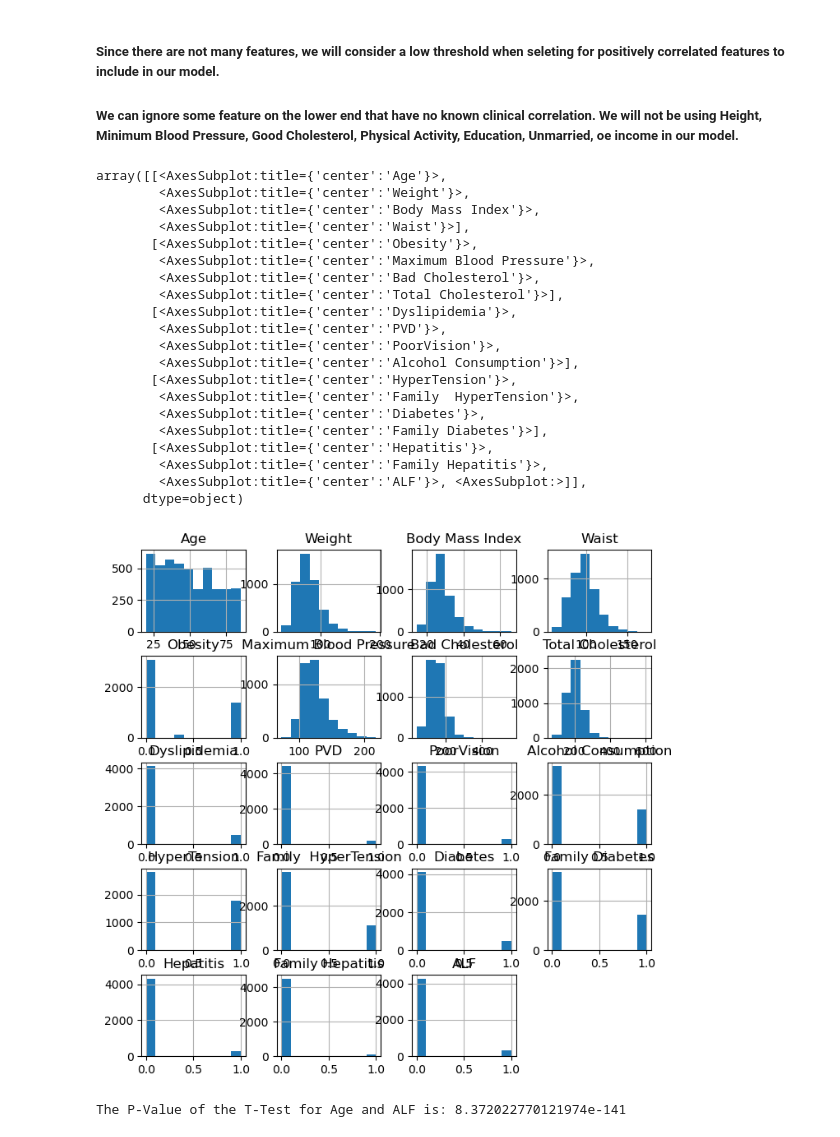
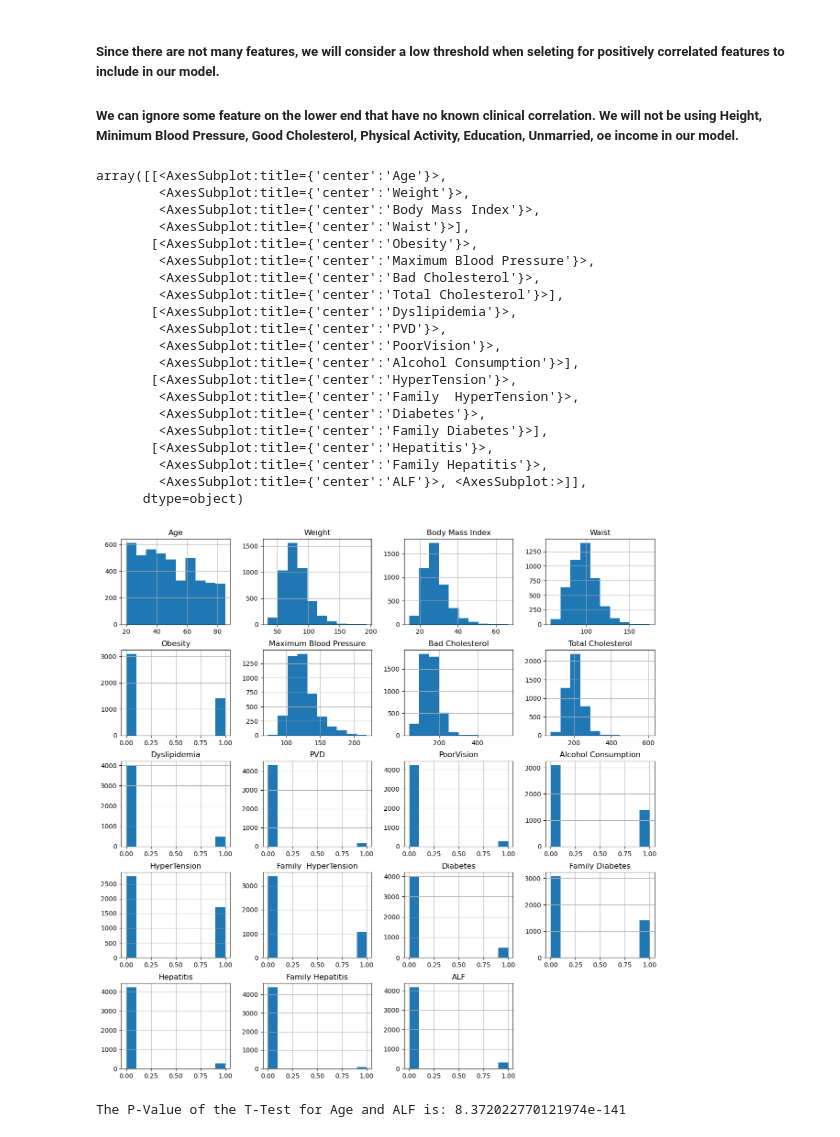
Before and after one commit to Jacinda-G/Capstone-AcuteLiverFailure, a Jupyter notebook: Kaggle ALF dataset/Acute Liver Failure.ipynb, the cells around one changed output. Cells and saved outputs as stored; diff of their text form; code cells hidden in the pictures.

```diff
--- a/Kaggle ALF dataset/Acute Liver Failure.ipynb
+++ b/Kaggle ALF dataset/Acute Liver Failure.ipynb
@@ -210,29 +210,29 @@ plt.show()
 ##### Since there are not many features, we will consider a low threshold when seleting for positively correlated features to include in our model.
 ##### We can ignore some feature on the lower end that have no known clinical correlation. We will not be using Height, Minimum Blood Pressure, Good Cholesterol, Physical Activity, Education, Unmarried, oe income in our model.
 # %%
-df.hist(figsize=(8,8),column=["Age",'Weight','Body Mass Index','Waist',"Obesity","Maximum Blood Pressure", "Bad Cholesterol", "Total Cholesterol", 'Dyslipidemia',"PVD", 'PoorVision',"Alcohol Consumption", 'HyperTension',"Family  HyperTension",'Diabetes', "Family Diabetes",'Hepatitis',"Family Hepatitis","ALF"])
+df.hist(figsize=(15,15),column=["Age",'Weight','Body Mass Index','Waist',"Obesity","Maximum Blood Pressure", "Bad Cholesterol", "Total Cholesterol", 'Dyslipidemia',"PVD", 'PoorVision',"Alcohol Consumption", 'HyperTension',"Family  HyperTension",'Diabetes', "Family Diabetes",'Hepatitis',"Family Hepatitis","ALF"])
 # %% [output]
 array([[<AxesSubplot:title={'center':'Age'}>,
         <AxesSubplot:title={'center':'Weight'}>,
         <AxesSubplot:title={'center':'Body Mass Index'}>,
         <AxesSubplot:title={'center':'Waist'}>],
        [<AxesSubplot:title={'center':'Obesity'}>,
         <AxesSubplot:title={'center':'Maximum Blood Pressure'}>,
         <AxesSubplot:title={'center':'Bad Cholesterol'}>,
         <AxesSubplot:title={'center':'Total Cholesterol'}>],
        [<AxesSubplot:title={'center':'Dyslipidemia'}>,
         <AxesSubplot:title={'center':'PVD'}>,
         <AxesSubplot:title={'center':'PoorVision'}>,
         <AxesSubplot:title={'center':'Alcohol Consumption'}>],
        [<AxesSubplot:title={'center':'HyperTension'}>,
         <AxesSubplot:title={'center':'Family  HyperTension'}>,
         <AxesSubplot:title={'center':'Diabetes'}>,
         <AxesSubplot:title={'center':'Family Diabetes'}>],
        [<AxesSubplot:title={'center':'Hepatitis'}>,
         <AxesSubplot:title={'center':'Family Hepatitis'}>,
         <AxesSubplot:title={'center':'ALF'}>, <AxesSubplot:>]],
       dtype=object)
-[figure, old version]
+[figure, new version]
 # %%
 #first lets group our df by the target category to calculate t-scores
 No_ALF = df[df['ALF']==0]
```
Also changed, not shown: parts of 18 cells of this notebook.
